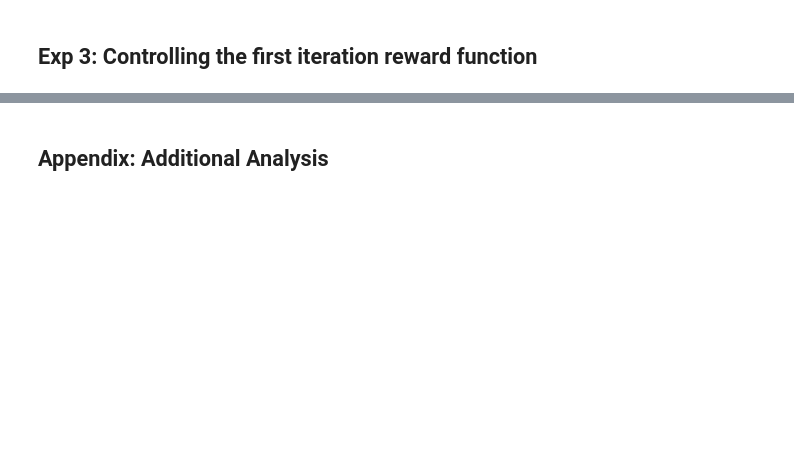
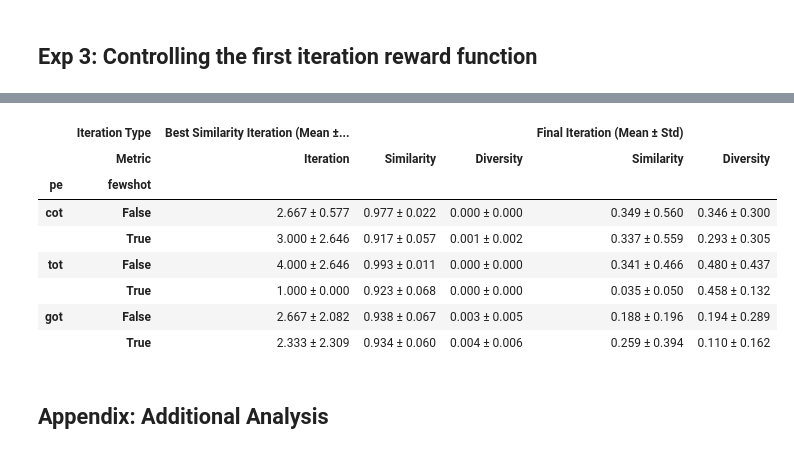
Before and after one commit to bic4907/pcgrl-llm, a Jupyter notebook: visualize_result/wandb_scrapper.ipynb, the cells around one changed output, grey strips where cells are left out. Drawn from its saved outputs; the diff is of its cells as text; code cells hidden in the pictures; blank space fills up the shorter version.

```diff
--- a/visualize_result/wandb_scrapper.ipynb
+++ b/visualize_result/wandb_scrapper.ipynb
@@ -326,2 +345,16 @@ exp3_df.groupby(experiment_cols_without_seed).agg(plotter)
+# %%
+# Short the dataframe with fewshot True is on top
+exp3_df = exp3_df.sort_values(by='fewshot', ascending=True)
+print_result_table(exp3_df, category_columns=['pe', 'fewshot'])
+# %% [output]
+|  | Iteration Type | Best Similarity Iteration (Mean ±... |  |  | Final Iteration (Mean ± Std) |  |
+|  | Metric | Iteration | Similarity | Diversity | Similarity | Diversity |
+| pe | fewshot |  |  |  |  |  |
+| cot | False | 2.667 ± 0.577 | 0.977 ± 0.022 | 0.000 ± 0.000 | 0.349 ± 0.560 | 0.346 ± 0.300 |
+|  | True | 3.000 ± 2.646 | 0.917 ± 0.057 | 0.001 ± 0.002 | 0.337 ± 0.559 | 0.293 ± 0.305 |
+| tot | False | 4.000 ± 2.646 | 0.993 ± 0.011 | 0.000 ± 0.000 | 0.341 ± 0.466 | 0.480 ± 0.437 |
+|  | True | 1.000 ± 0.000 | 0.923 ± 0.068 | 0.000 ± 0.000 | 0.035 ± 0.050 | 0.458 ± 0.132 |
+| got | False | 2.667 ± 2.082 | 0.938 ± 0.067 | 0.003 ± 0.005 | 0.188 ± 0.196 | 0.194 ± 0.289 |
+|  | True | 2.333 ± 2.309 | 0.934 ± 0.060 | 0.004 ± 0.006 | 0.259 ± 0.394 | 0.110 ± 0.162 |
 # %% [markdown]
 ## Appendix: Additional Analysis
```
Also changed, not shown: parts of 29 cells of this notebook, 1 other file.
